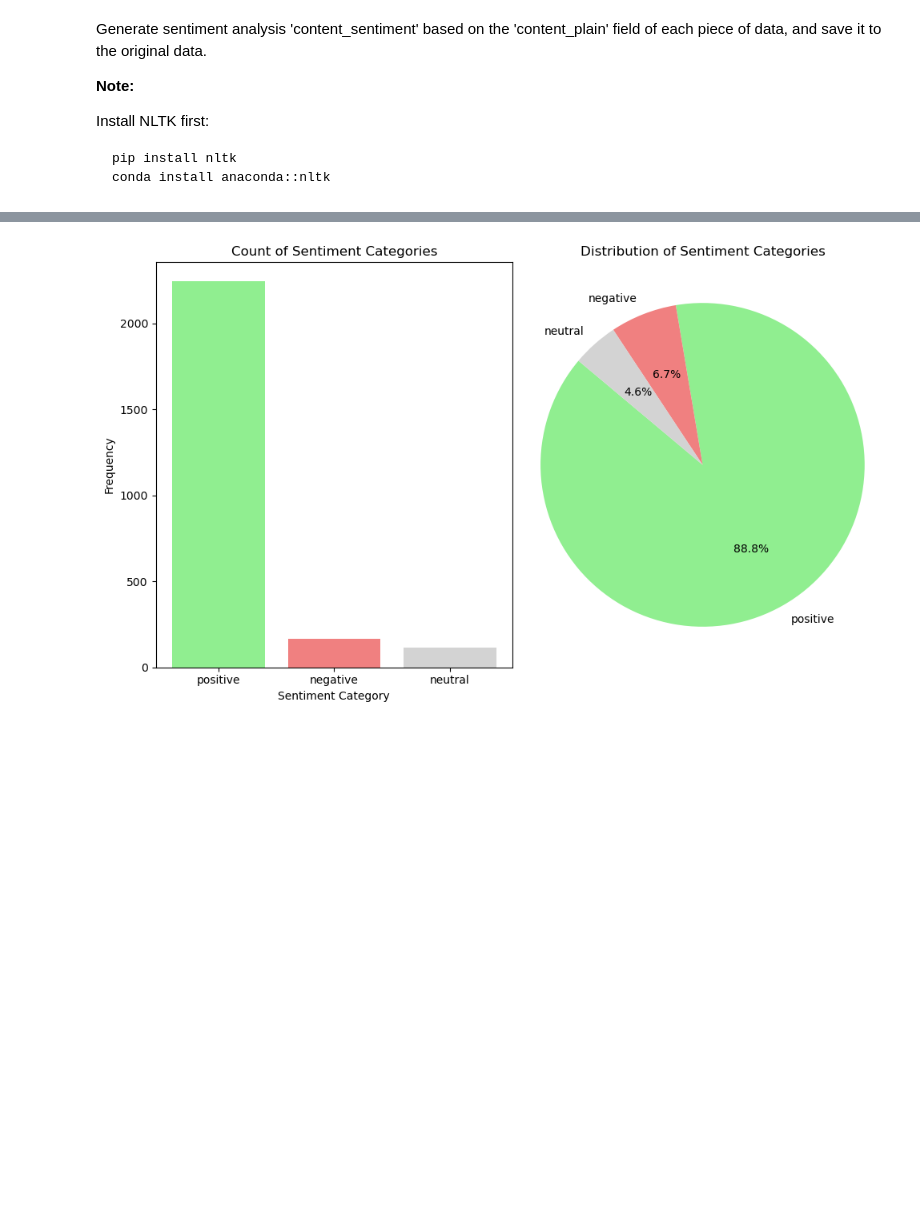
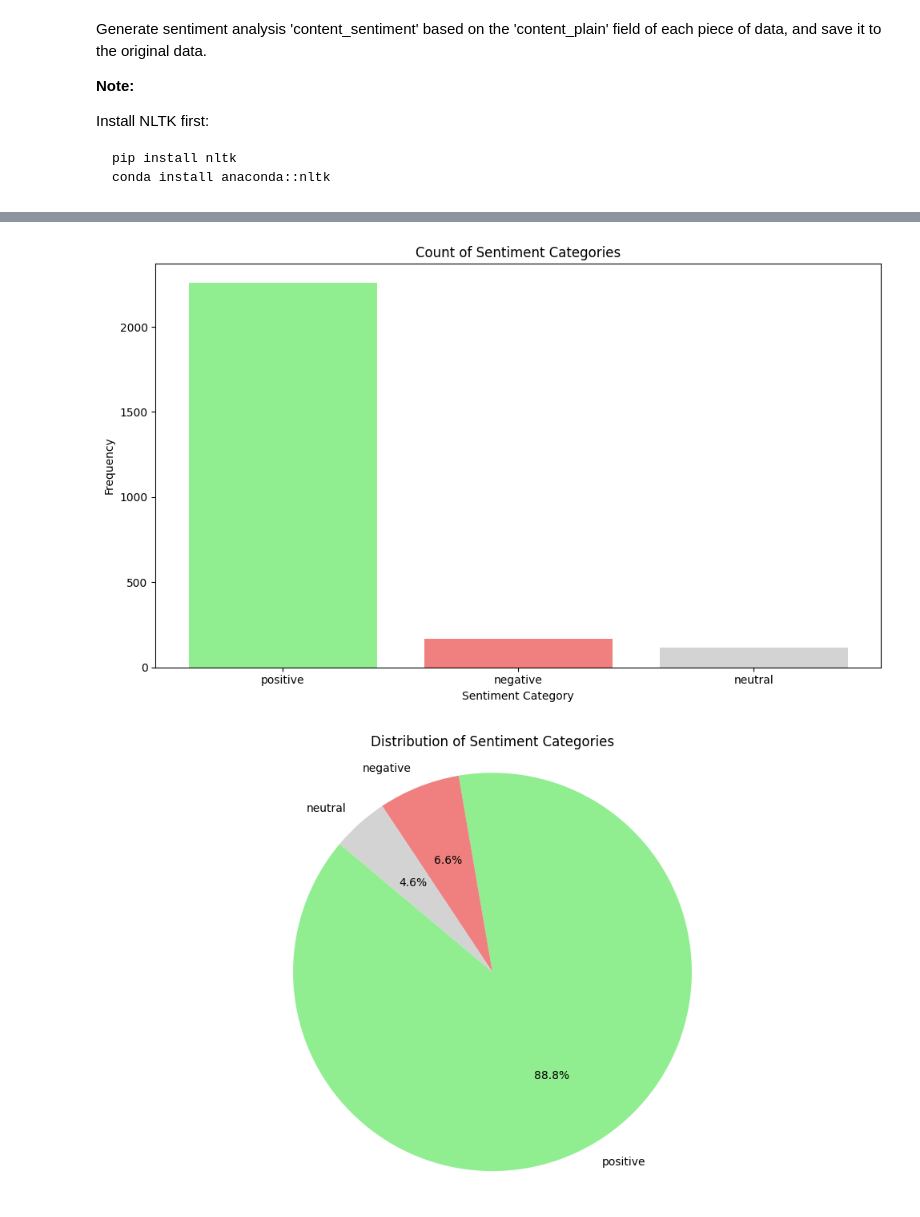
Before and after one commit to SBDKsama/Election_Narratives_Team_B, a Jupyter notebook: code/analyze_sentiment.ipynb, the cells around one changed output, grey strips where cells are left out. Saved outputs shown, nothing was run; the diff lists cells and outputs as text; code cells hidden in the pictures; blank space fills up the shorter version.

```diff
--- a/code/analyze_sentiment.ipynb
+++ b/code/analyze_sentiment.ipynb
@@ -29,29 +33,38 @@ with open("../data/emails_extracted.json", 'w')as file:
 # %%
 # Visualize the result
 # TODO: Visualize the content sentiment distribution on different parties
 sentiment_counts = {'positive': 0, 'negative': 0, 'neutral': 0}
 
 for record in data:
     category = record.get('content_sentiment', '')
     sentiment_counts[category] += 1
 
 categories = list(sentiment_counts.keys())
 counts = list(sentiment_counts.values())
 colors = ['lightgreen', 'lightcoral', 'lightgray']
 
-fig, (ax1, ax2) = plt.subplots(1, 2, figsize=(10, 6))
+# Assuming 'categories', 'counts', and 'colors' are defined
+fig, ax1 = plt.subplots(figsize=(10, 6))
 
 ax1.bar(categories, counts, color=colors)
 ax1.set_title('Count of Sentiment Categories')
 ax1.set_xlabel('Sentiment Category')
 ax1.set_ylabel('Frequency')
-ax1.set_xticks(categories)
+ax1.set_xticks(categories)  # Ensure categories are defined and appropriately formatted
+
+plt.tight_layout()
+plt.savefig('../result/sentiment_categories_bar_chart.png')  # Save the bar chart
+plt.show()
+
+fig, ax2 = plt.subplots(figsize=(10, 6))
 
 ax2.pie(counts, labels=categories, colors=colors, autopct='%1.1f%%', startangle=140)
 ax2.set_title('Distribution of Sentiment Categories')
-ax2.axis('equal')
+ax2.axis('equal')  # This ensures the pie chart is a circle.
 
 plt.tight_layout()
+plt.savefig('../result/sentiment_categories_pie_chart.png')  # Save the pie chart with a different filename
 plt.show()
 # %% [output]
-[figure, old version]
+[figure, new version]
+[figure, added]
```
Also changed, not shown: parts of 1 cell of this notebook, 18 other files.
